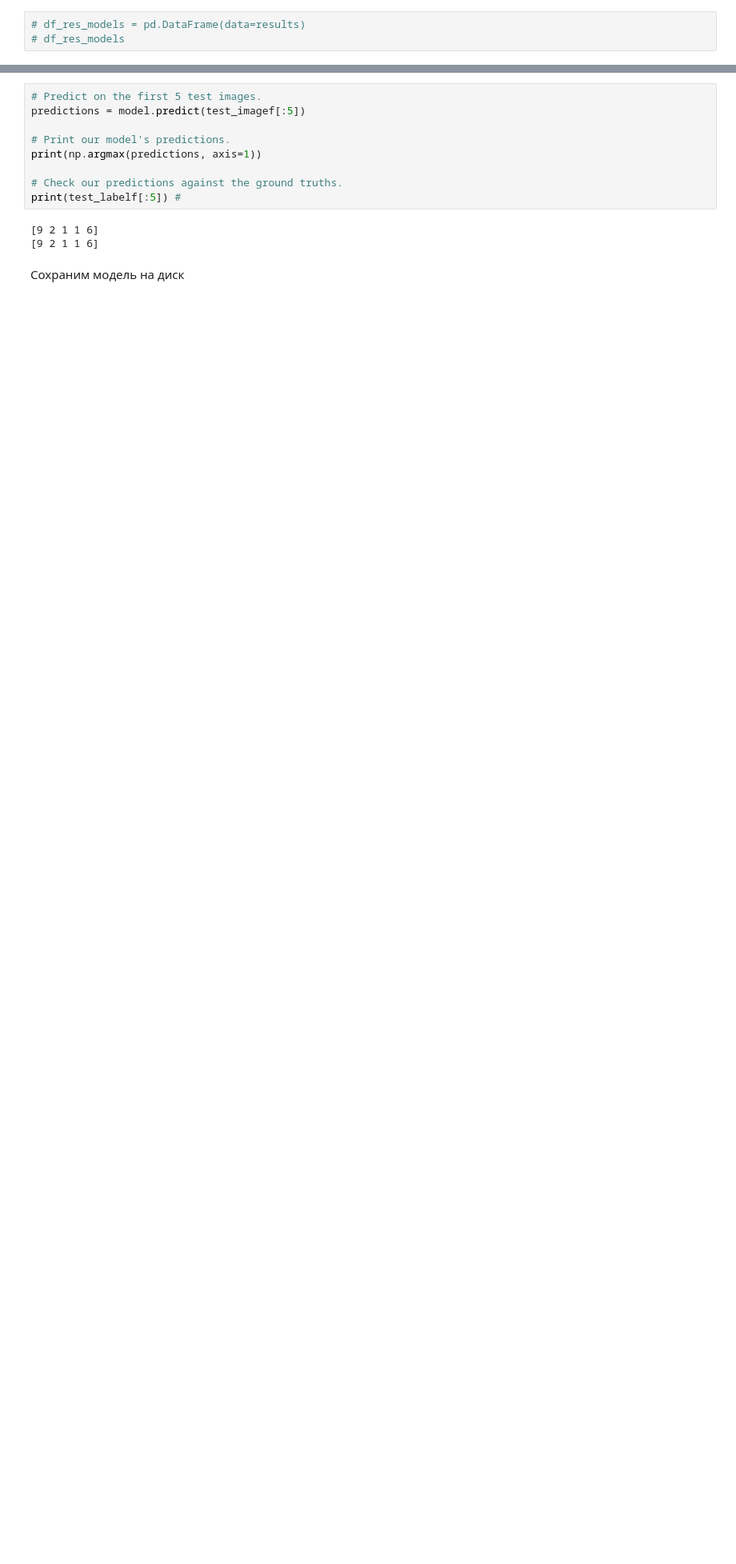
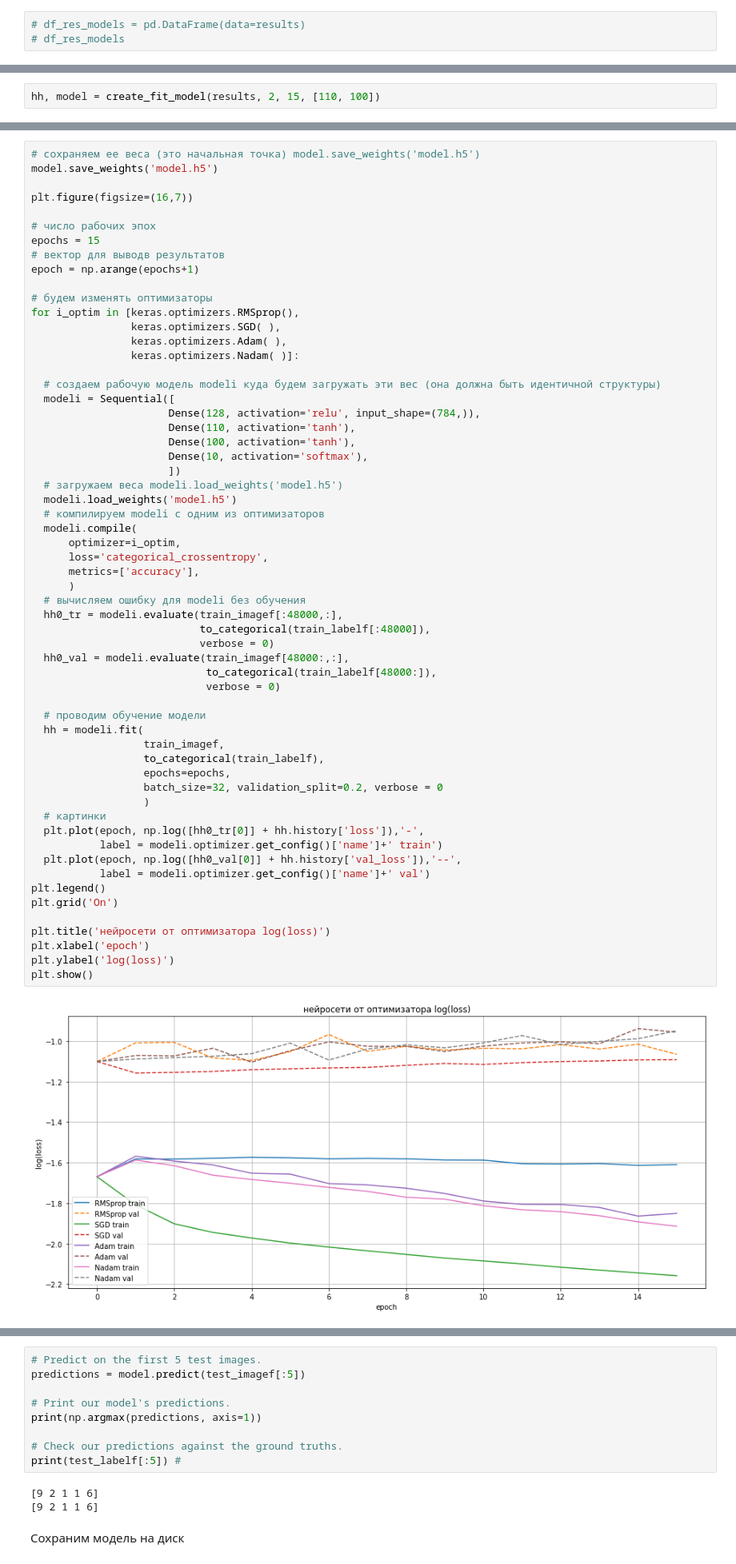
Before and after one commit to djo1006/Introduction_Neural_Networks, a Jupyter notebook: hw_les_2.ipynb, the cells around one changed output, grey strips where cells are left out. Shown at 80% size. Saved outputs shown, nothing was run; the diff lists cells and outputs as text; blank space fills up the shorter version.

```diff
--- a/hw_les_2.ipynb
+++ b/hw_les_2.ipynb
@@ -209,0 +206,2 @@ Epoch 15/15
+# %%
+hh, model = create_fit_model(results, 2, 15, [110, 100])
@@ -209,0 +226,61 @@ Epoch 15/15
+# %%
+# сохраняем ее веса (это начальная точка) model.save_weights('model.h5')
+model.save_weights('model.h5')
+
+plt.figure(figsize=(16,7))
+
+# число рабочих эпох
+epochs = 15
+# вектор для выводв результатов
+epoch = np.arange(epochs+1)
+
+# будем изменять оптимизаторы
+for i_optim in [keras.optimizers.RMSprop(),
+                keras.optimizers.SGD( ),
+                keras.optimizers.Adam( ),
+                keras.optimizers.Nadam( )]:
+
+  # создаем рабочую модель modeli куда будем загружать эти вес (она должна быть идентичной структуры)
+  modeli = Sequential([
+                      Dense(128, activation='relu', input_shape=(784,)),
+                      Dense(110, activation='tanh'),
+                      Dense(100, activation='tanh'),
+                      Dense(10, activation='softmax'),
+                      ])
+  # загружаем веса modeli.load_weights('model.h5')
+  modeli.load_weights('model.h5')
+  # компилируем modeli с одним из оптимизаторов
+  modeli.compile(
+      optimizer=i_optim,
+      loss='categorical_crossentropy',
+      metrics=['accuracy'],
+      )
+  # вычисляем ошибку для modeli без обучения
+  hh0_tr = modeli.evaluate(train_imagef[:48000,:],
+                           to_categorical(train_labelf[:48000]),
+                           verbose = 0)
+  hh0_val = modeli.evaluate(train_imagef[48000:,:],
+                            to_categorical(train_labelf[48000:]),
+                            verbose = 0)
+
+  # проводим обучение модели
+  hh = modeli.fit(
+                  train_imagef,
+                  to_categorical(train_labelf),
+                  epochs=epochs,
+                  batch_size=32, validation_split=0.2, verbose = 0
+                  )
+  # картинки
+  plt.plot(epoch, np.log([hh0_tr[0]] + hh.history['loss']),'-',
+           label = modeli.optimizer.get_config()['name']+' train')
+  plt.plot(epoch, np.log([hh0_val[0]] + hh.history['val_loss']),'--',
+           label = modeli.optimizer.get_config()['name']+' val')
+plt.legend()
+plt.grid('On')
+
+plt.title('нейросети от оптимизатора log(loss)')
+plt.xlabel('epoch')
+plt.ylabel('log(loss)')
+plt.show()
+# %% [output]
+[figure, added]
```
Also changed, not shown: parts of 17 cells of this notebook.
